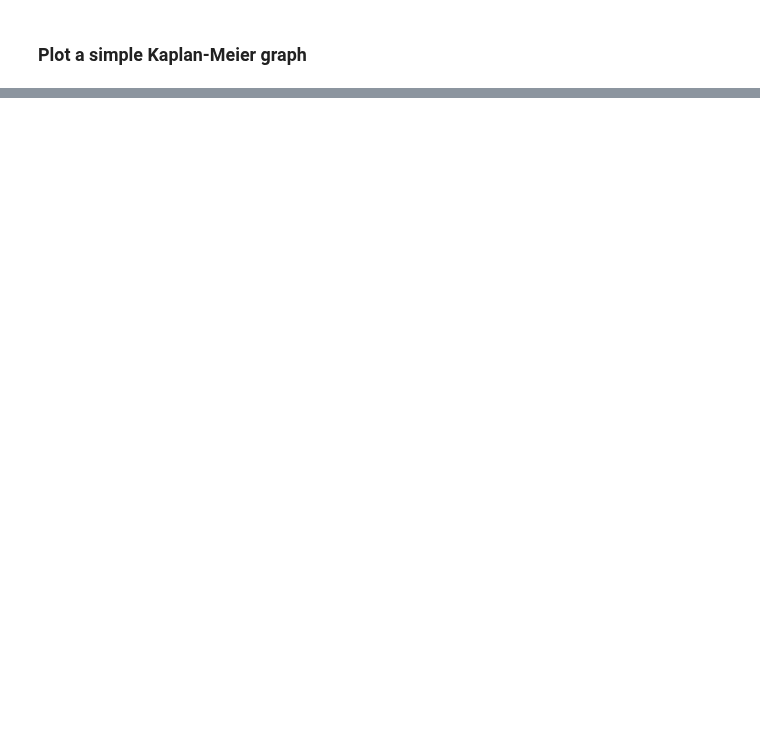
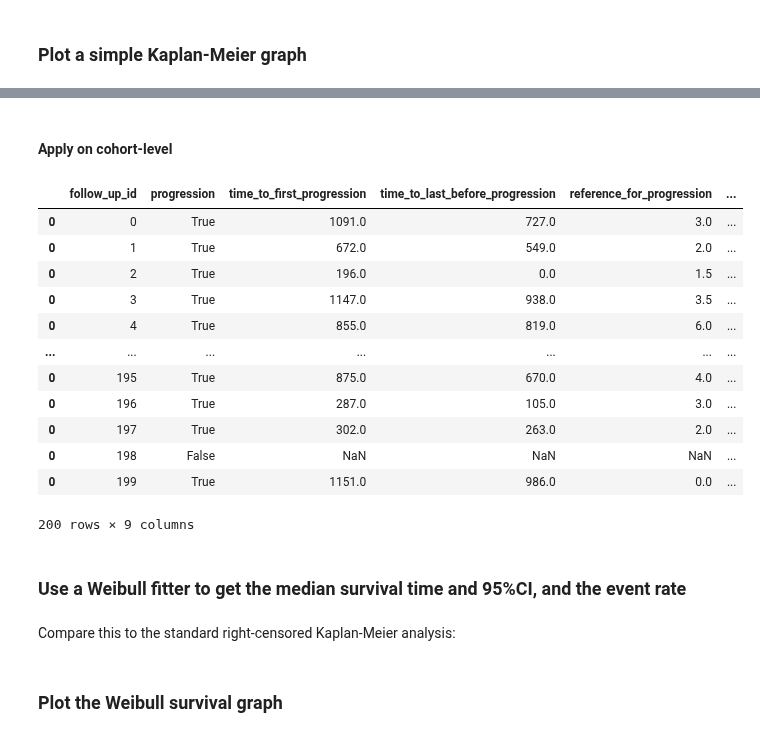
Before and after one commit to drstrupf/multiple-sclerosis-disability-progression, a Jupyter notebook: tutorial.ipynb, the cells around one changed output, grey strips where cells are left out. Saved outputs shown, nothing was run; the diff lists cells and outputs as text; code cells hidden in the pictures; blank space fills up the shorter version.

```diff
--- a/tutorial.ipynb
+++ b/tutorial.ipynb
@@ -414,0 +462,31 @@ plt.show()
+# %% [markdown]
+#### Apply on cohort-level
+# %%
+cohort_follow_ups_time_to_progression_for_lifelines_interval = (
+    cohort.get_lifelines_input_data_interval_censored_cohort_level(
+        times_to_first_progression_dataframe=cohort_follow_ups_time_to_progression,
+        time_to_progression_column_name="time_to_first_progression",
+        time_to_last_before_progression_column_name="time_to_last_before_progression",
+        length_of_follow_up_column_name="length_of_follow_up",
+        lower_bound_name="lower_bound",
+        upper_bound_name="upper_bound",
+    )
+)
+# %%
+cohort_follow_ups_time_to_progression_for_lifelines_interval
+# %% [output]
+|  | follow_up_id | progression | time_to_first_progression | time_to_last_before_progression | reference_for_progression | ... |
+| 0 | 0 | True | 1091.0 | 727.0 | 3.0 | ... |
+| 0 | 1 | True | 672.0 | 549.0 | 2.0 | ... |
+| 0 | 2 | True | 196.0 | 0.0 | 1.5 | ... |
+| 0 | 3 | True | 1147.0 | 938.0 | 3.5 | ... |
+| 0 | 4 | True | 855.0 | 819.0 | 6.0 | ... |
+| ... | ... | ... | ... | ... | ... | ... |
+| 0 | 195 | True | 875.0 | 670.0 | 4.0 | ... |
+| 0 | 196 | True | 287.0 | 105.0 | 3.0 | ... |
+| 0 | 197 | True | 302.0 | 263.0 | 2.0 | ... |
+| 0 | 198 | False | NaN | NaN | NaN | ... |
+| 0 | 199 | True | 1151.0 | 986.0 | 0.0 | ... |
+200 rows × 9 columns
+# %% [markdown]
+### Use a Weibull fitter to get the median survival time and 95%CI, and the event rate
@@ -414,0 +499,2 @@ plt.show()
+# %% [markdown]
+Compare this to the standard right-censored Kaplan-Meier analysis:
@@ -414,0 +507,2 @@ plt.show()
+# %% [markdown]
+### Plot the Weibull survival graph
```
Also changed, not shown: parts of 29 cells of this notebook.
